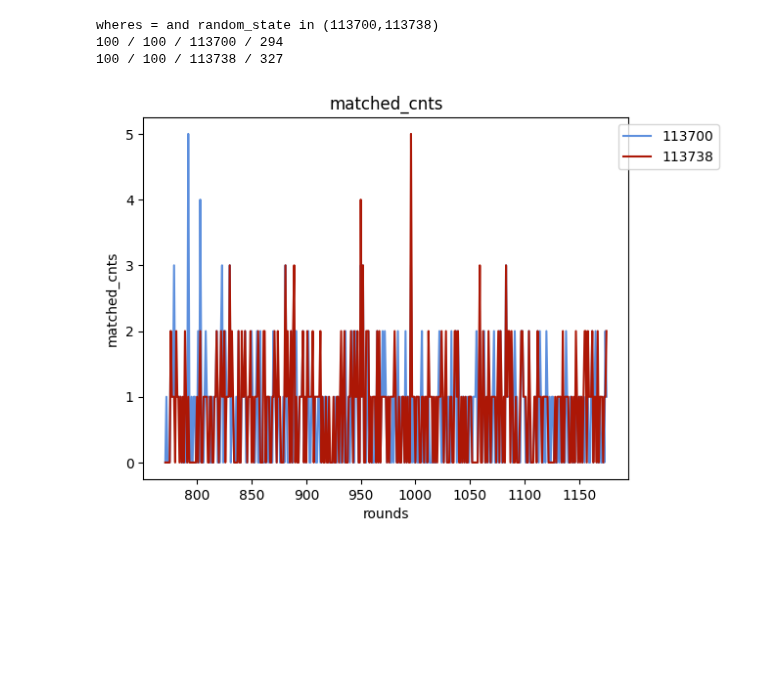
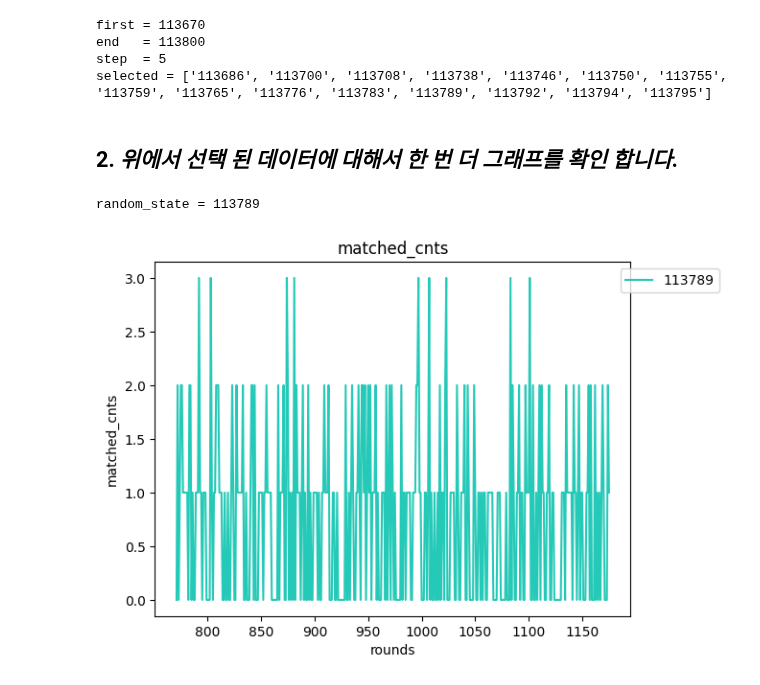
Before and after one commit to swhors/LSTM_Analyze, a Jupyter notebook: foresttrans/Analyze_book05.ipynb, the cells around one changed output. Drawn from its saved outputs; the diff is of its cells as text; code cells hidden in the pictures; blank space fills up the shorter version.

Commit message:
update new data and page.

```diff
--- a/foresttrans/Analyze_book05.ipynb
+++ b/foresttrans/Analyze_book05.ipynb
@@ -365,0 +395,6 @@ data_graph_from_db(version=T_VERSION, random_states=random_states,verbose=0)
+# %%
+## - 데이터 보존을 위하여 여기에서 정의합니다.
+answer_list = []
+first = 113700
+last = 113800
+step = 10
@@ -365,0 +454,19 @@ data_graph_from_db(version=T_VERSION, random_states=random_states,verbose=0)
+# %%
+print(f'{"="*30}')
+temp_list = answer_list
+for random_state in tqdm(temp_list):
+    if temp_list[len(temp_list)-1] == random_state:
+        is_last_data = True
+    else:
+        is_last_data = False
+    print('selected random_state : ', random_state)
+    data_graph_from_db(version=T_VERSION, random_states=[random_state],verbose=0)
+    is_remove_this = check_remove_this(random_state)
+    if is_remove_this:
+        answer_list.remove(random_state)
+    if is_last_data == False:
+        is_continue = check_conotinue()
+        if is_continue == False:
+            break
+        else:
+            clear_output()
@@ -366,13 +477,37 @@ data_graph_from_db(version=T_VERSION, random_states=random_states,verbose=0)
+# %%
+print(f'first = {first}')
+print(f'end   = {end}')
+print(f'step  = {step}')
+print(f'selected = {answer_list}')
+# %% [output]
+first = 113670
+end   = 113800
+step  = 5
+selected = ['113686', '113700', '113708', '113738', '113746', '113750', '113755', '113759', '113765', '113776', '113783', '113789', '113792', '113794', '113795']
+# %% [markdown]
+## 2. _*위에서 선택 된 데이터에 대해서 한 번 더 그래프를 확인 합니다.*_
 # %%
 T_VERSION="T_01_10"
 # random_states = [114001, 114003, 114005, ]
 # random_states = [114005, ]
 # random_states = [113723, 113732, 113738]
-random_states = [113700, 113738]
-
-data_graph_from_db(version=T_VERSION, random_states=random_states,verbose=0)
+# 113791, 113798
+# 113661
+# 113797
+random_states = [113700, 113738, 113696, 113745, 113789]
+for random_state in tqdm(random_states):
+    print(f'random_state = {random_state}')
+    if random_state == random_states[len(random_states) - 1]:
+        is_last = True
+    else:
+        is_last = False
+    data_graph_from_db(version=T_VERSION, random_states=[random_state],verbose=0)
+    if is_last == False:
+        is_continue = check_conotinue()
+        if is_continue == False:
+            break
+        else:
+            clear_output()
 # %% [output]
-wheres = and random_state in (113700,113738)
-100 / 100 / 113700 / 294
-100 / 100 / 113738 / 327
+random_state = 113789
-[figure, old version]
+[figure, new version]
```
Also changed, not shown: parts of 27 cells of this notebook, 2 other files.
